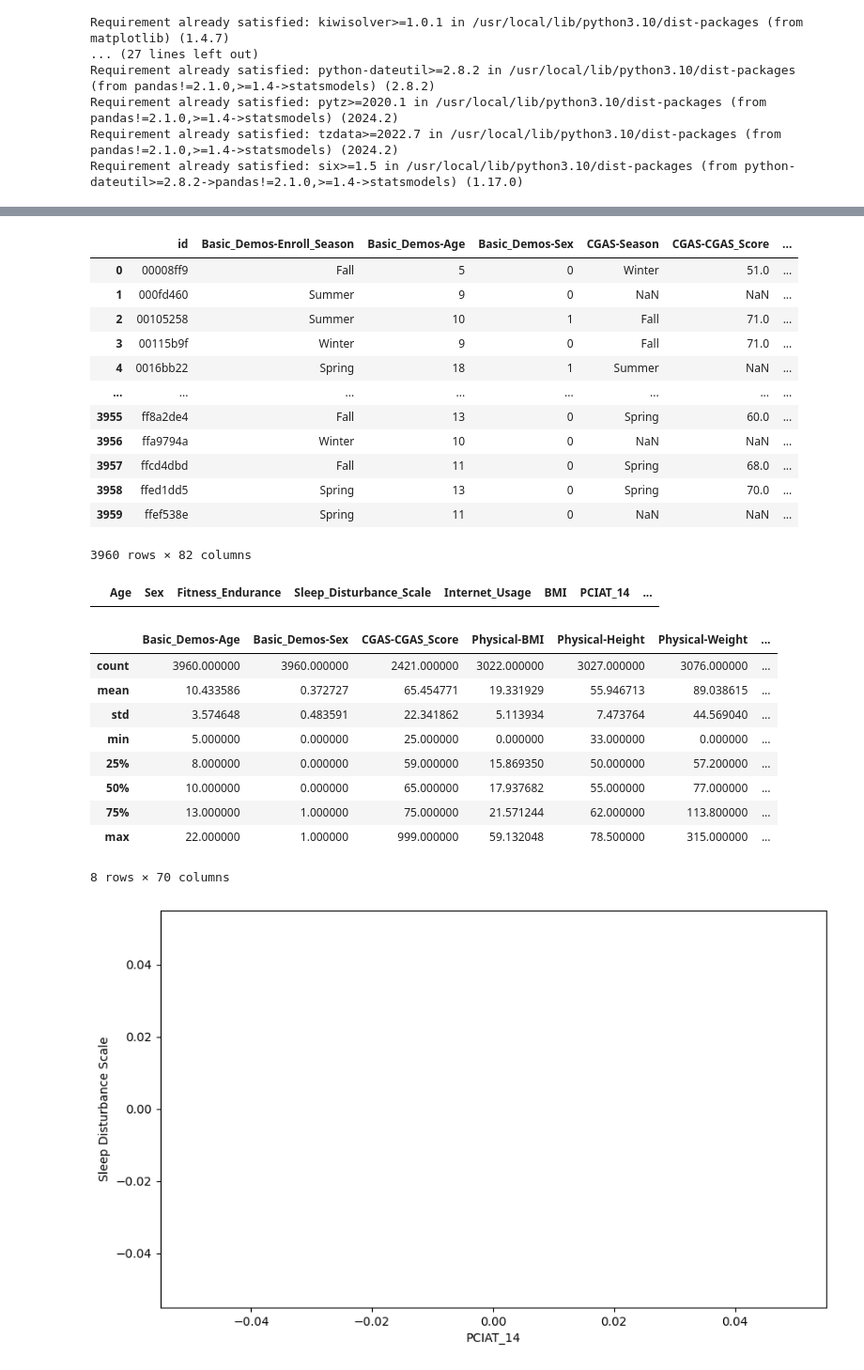
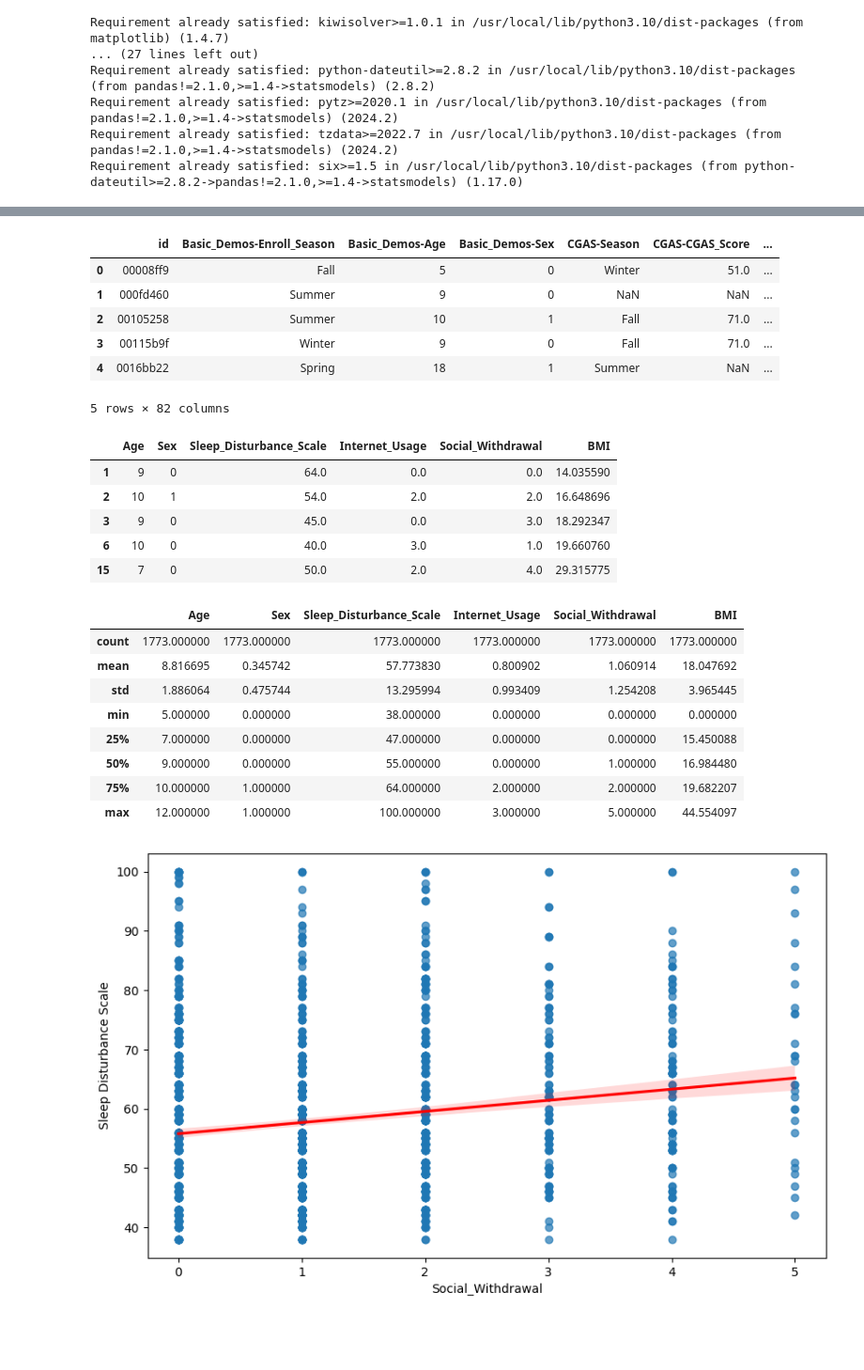
Before and after one commit to eunicebalicanta/econ326-research, a Jupyter notebook: ECON326_FinalPaper.ipynb, the cells around one changed output, grey strips where cells are left out. Shown at 94% size. Cells and saved outputs as stored; diff of their text form; code cells hidden in the pictures; blank space fills up the shorter version.

```diff
--- a/ECON326_FinalPaper.ipynb
+++ b/ECON326_FinalPaper.ipynb
@@ -71,7 +64,7 @@ data_dicionary
 # Load the data
 file_data = '/content/drive/MyDrive/ECON 326 Project Code/Final Paper/child-mind-institute-problematic-internet-use (2)/train.csv'
 data = pd.read_csv(file_data)
-data
+data.head()
 # %% [output]
 |  | id | Basic_Demos-Enroll_Season | Basic_Demos-Age | Basic_Demos-Sex | CGAS-Season | CGAS-CGAS_Score | ... |
 | 0 | 00008ff9 | Fall | 5 | 0 | Winter | 51.0 | ... |
@@ -79,13 +72,7 @@ data
 | 2 | 00105258 | Summer | 10 | 1 | Fall | 71.0 | ... |
 | 3 | 00115b9f | Winter | 9 | 0 | Fall | 71.0 | ... |
 | 4 | 0016bb22 | Spring | 18 | 1 | Summer | NaN | ... |
-| ... | ... | ... | ... | ... | ... | ... | ... |
-| 3955 | ff8a2de4 | Fall | 13 | 0 | Spring | 60.0 | ... |
-| 3956 | ffa9794a | Winter | 10 | 0 | NaN | NaN | ... |
-| 3957 | ffcd4dbd | Fall | 11 | 0 | Spring | 68.0 | ... |
-| 3958 | ffed1dd5 | Spring | 13 | 0 | Spring | 70.0 | ... |
-| 3959 | ffef538e | Spring | 11 | 0 | NaN | NaN | ... |
-3960 rows × 82 columns
+5 rows × 82 columns
 # %%
 # Rename columns for better interpretibility
 data.rename(columns={
@@ -93,39 +80,41 @@ data.rename(columns={
     data.columns[data.columns.get_loc('Basic_Demos-Sex')]: 'Sex',
     data.columns[data.columns.get_loc('SDS-SDS_Total_T')]: 'Sleep_Disturbance_Scale',
     data.columns[data.columns.get_loc('PreInt_EduHx-computerinternet_hoursday')]: 'Internet_Usage',
-    data.columns[data.columns.get_loc('Fitness_Endurance-Time_Mins')]: 'Fitness_Endurance',
-    data.columns[data.columns.get_loc('Physical-BMI')]: 'BMI',
-    data.columns[data.columns.get_loc('PCIAT-PCIAT_14')]: 'PCIAT_14',
-    data.columns[data.columns.get_loc('PCIAT-PCIAT_16')]: 'PCIAT_16',
+    data.columns[data.columns.get_loc('PCIAT-PCIAT_08')]: 'Social_Withdrawal',
+    data.columns[data.columns.get_loc('Physical-BMI')]: 'BMI'
       }, inplace=True)
 
 # Filter out unecessary variables and drop missing "NA" values
-data = data[(data['Age'] >= 13) & (data['Age'] <= 20)]
-data = data[['Age', 'Sex', 'Fitness_Endurance',  'Sleep_Disturbance_Scale', 'Internet_Usage', 'BMI', 'PCIAT_14','PCIAT_16']].dropna()
-data
+data = data[(data['Age'] >= 5) & (data['Age'] <= 12)]
+data = data[['Age', 'Sex', 'Sleep_Disturbance_Scale', 'Internet_Usage', 'Social_Withdrawal', 'BMI']].dropna()
+data.head()
 # %% [output]
-|  | Age | Sex | Fitness_Endurance | Sleep_Disturbance_Scale | Internet_Usage | BMI | PCIAT_14 | ... |
+|  | Age | Sex | Sleep_Disturbance_Scale | Internet_Usage | Social_Withdrawal | BMI |
+| 1 | 9 | 0 | 64.0 | 0.0 | 0.0 | 14.035590 |
+| 2 | 10 | 1 | 54.0 | 2.0 | 2.0 | 16.648696 |
+| 3 | 9 | 0 | 45.0 | 0.0 | 3.0 | 18.292347 |
+| 6 | 10 | 0 | 40.0 | 3.0 | 1.0 | 19.660760 |
+| 15 | 7 | 0 | 50.0 | 2.0 | 4.0 | 29.315775 |
 # %%
 # Create a table of summary statistics for each variable
 summary_stats = data.describe()
 summary_stats
 # %% [output]
-|  | Basic_Demos-Age | Basic_Demos-Sex | CGAS-CGAS_Score | Physical-BMI | Physical-Height | Physical-Weight | ... |
-| count | 3960.000000 | 3960.000000 | 2421.000000 | 3022.000000 | 3027.000000 | 3076.000000 | ... |
-| mean | 10.433586 | 0.372727 | 65.454771 | 19.331929 | 55.946713 | 89.038615 | ... |
-| std | 3.574648 | 0.483591 | 22.341862 | 5.113934 | 7.473764 | 44.569040 | ... |
-| min | 5.000000 | 0.000000 | 25.000000 | 0.000000 | 33.000000 | 0.000000 | ... |
-| 25% | 8.000000 | 0.000000 | 59.000000 | 15.869350 | 50.000000 | 57.200000 | ... |
-| 50% | 10.000000 | 0.000000 | 65.000000 | 17.937682 | 55.000000 | 77.000000 | ... |
-| 75% | 13.000000 | 1.000000 | 75.000000 | 21.571244 | 62.000000 | 113.800000 | ... |
-| max | 22.000000 | 1.000000 | 999.000000 | 59.132048 | 78.500000 | 315.000000 | ... |
+|  | Age | Sex | Sleep_Disturbance_Scale | Internet_Usage | Social_Withdrawal | BMI |
+| count | 1773.000000 | 1773.000000 | 1773.000000 | 1773.000000 | 1773.000000 | 1773.000000 |
+| mean | 8.816695 | 0.345742 | 57.773830 | 0.800902 | 1.060914 | 18.047692 |
+| std | 1.886064 | 0.475744 | 13.295994 | 0.993409 | 1.254208 | 3.965445 |
+| min | 5.000000 | 0.000000 | 38.000000 | 0.000000 | 0.000000 | 0.000000 |
+| 25% | 7.000000 | 0.000000 | 47.000000 | 0.000000 | 0.000000 | 15.450088 |
+| 50% | 9.000000 | 0.000000 | 55.000000 | 0.000000 | 1.000000 | 16.984480 |
+| 75% | 10.000000 | 1.000000 | 64.000000 | 2.000000 | 2.000000 | 19.682207 |
+| max | 12.000000 | 1.000000 | 100.000000 | 3.000000 | 5.000000 | 44.554097 |
-8 rows × 70 columns
 # %%
 # Scatter plot with Best-Fit Line
 plt.figure(figsize=(10, 6))
-sns.regplot(x='PCIAT_14', y='Sleep_Disturbance_Scale', data=data, scatter_kws={'alpha': 0.7}, line_kws={'color': 'red'})
+sns.regplot(x='Social_Withdrawal', y='Sleep_Disturbance_Scale', data=data, scatter_kws={'alpha': 0.7}, line_kws={'color': 'red'})
 plt.ylabel("Sleep Disturbance Scale")
 plt.show()
 # %% [output]
-[figure, old version]
+[figure, new version]
 # %%
```
Also changed, not shown: parts of 7 cells of this notebook.
